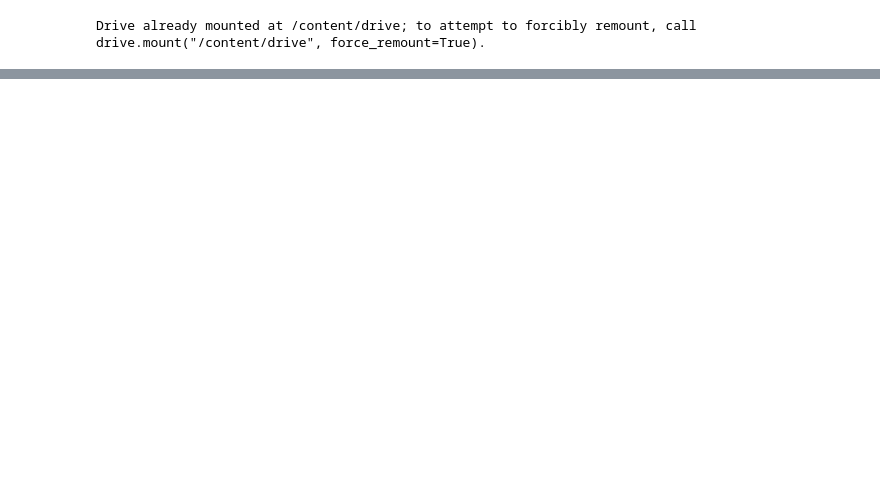
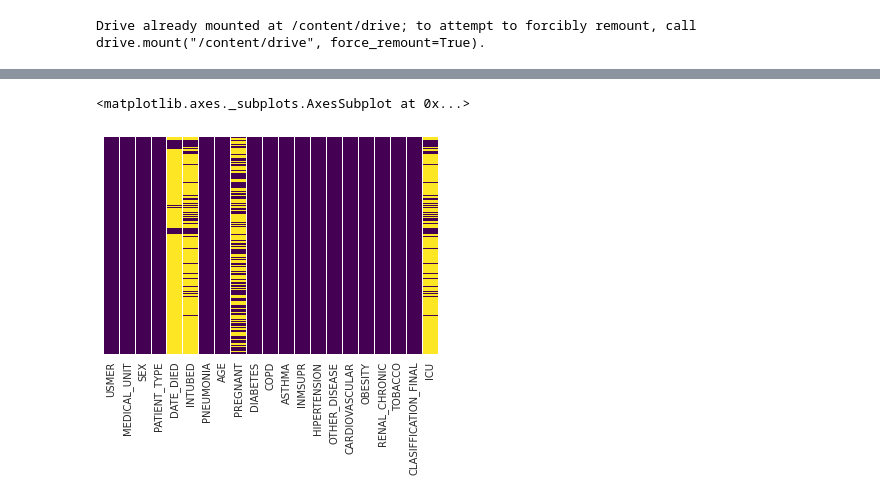
Before and after one commit to NNEKUS/-data-engineering-project-template., a Jupyter notebook: My_Data_Cleaning_and_Enrichment_Notebook.ipynb, the cells around one changed output, grey strips where cells are left out. Cells and saved outputs as stored; diff of their text form; code cells hidden in the pictures; blank space fills up the shorter version.

```diff
--- a/My_Data_Cleaning_and_Enrichment_Notebook.ipynb
+++ b/My_Data_Cleaning_and_Enrichment_Notebook.ipynb
@@ -41,0 +253,6 @@ Archive:  covid19-dataset.zip
+# %%
+##since 97 and 99 are null values, we replace them with NaN
+
+df1 = df1.replace(97, np.nan)
+df1 = df1.replace('9999-99-99', np.nan)
+df1
@@ -41,0 +290,6 @@ Archive:  covid19-dataset.zip
+# %%
+##visualize the extent of null values in the dataset
+sns.heatmap(df1.isnull(), yticklabels=False, cbar=False, cmap='viridis')
+# %% [output]
+<matplotlib.axes._subplots.AxesSubplot at 0x...>
+[figure, added]
```
Also changed, not shown: parts of 57 cells of this notebook.
